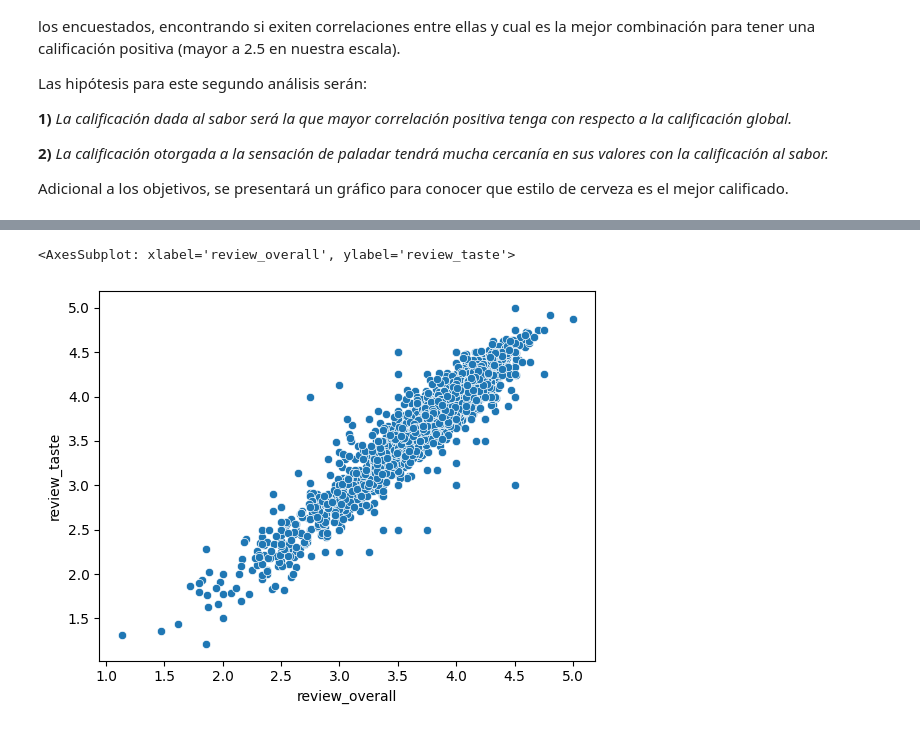
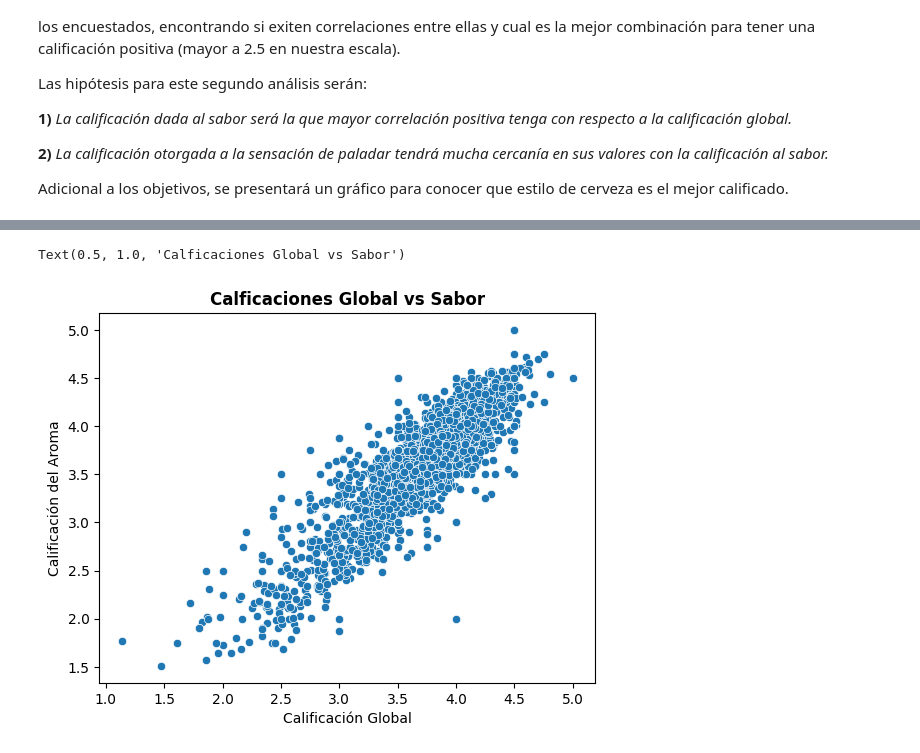
Before and after one commit to JMRRT1992/Coderhouse, a Jupyter notebook: Proyecto/Data/Raw/Entrega 2/vizualizacion_ReyesRetanaT.ipynb, the cells around one changed output, grey strips where cells are left out. Drawn from its saved outputs; the diff is of its cells as text; code cells hidden in the pictures.

```diff
--- a/Proyecto/Data/Raw/Entrega 2/vizualizacion_ReyesRetanaT.ipynb
+++ b/Proyecto/Data/Raw/Entrega 2/vizualizacion_ReyesRetanaT.ipynb
@@ -553,6 +563,10 @@ Adicional a los objetivos, se presentará un gráfico para conocer que estilo de
 # %%
-#Primer gráfico para comparar las calificaciones de sabor, aroma, paladar y global.
-sns.scatterplot(wrk_df, x = "review_overall", y = "review_taste")
+#Primer gráfico para comparar las calificaciones global y de aroma.
+calif2 = sns.scatterplot(wrk_df, x = "review_overall", y = "review_aroma")
+
+calif2.set_xlabel(xlabel = 'Calificación Global')
+calif2.set_ylabel(ylabel = 'Calificación del Aroma')
+calif2.set_title(label = 'Calficaciones Global vs Sabor')
 # %% [output]
-<AxesSubplot: xlabel='review_overall', ylabel='review_taste'>
+Text(0.5, 1.0, 'Calficaciones Global vs Sabor')
-[figure, old version]
+[figure, new version]
```
Also changed, not shown: parts of 5 cells of this notebook.
